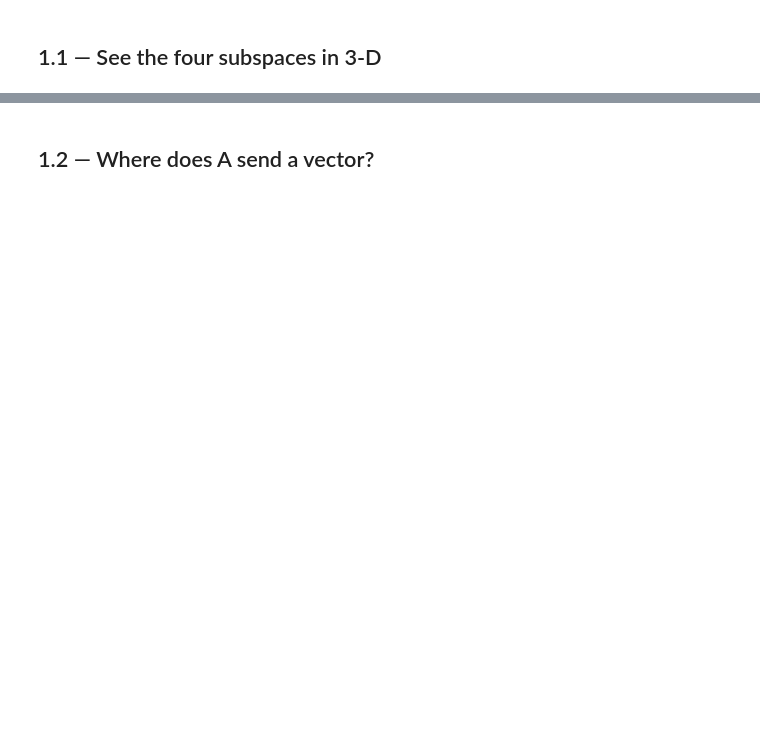
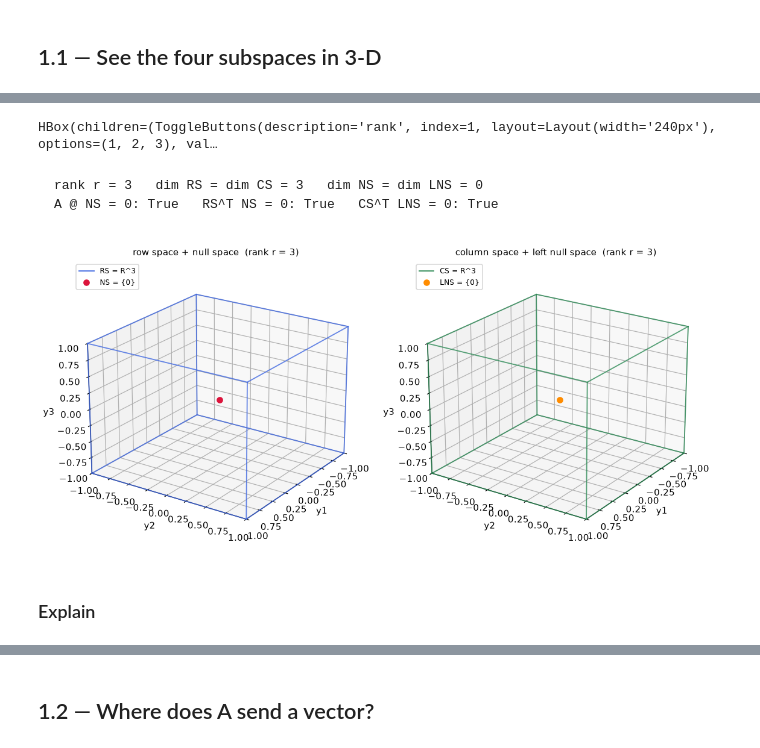
Before and after one commit to jowy-ti/portfolio-LA, a Jupyter notebook: notebooks/Part1.ipynb, the cells around one changed output, grey strips where cells are left out. Drawn from its saved outputs; the diff is of its cells as text; code cells hidden in the pictures; blank space fills up the shorter version.

```diff
--- a/notebooks/Part1.ipynb
+++ b/notebooks/Part1.ipynb
@@ -267,0 +225,35 @@ exactly the orthogonal complements of the two spaces that have grown to fill R^n
+# %%
+# --- Explore: the rank on buttons, redrawn in place ----------------------
+rank_toggle = widgets.ToggleButtons(options=[1, 2, 3], value=2, description="rank",
+                                    layout=widgets.Layout(width="240px"))
+
+
+def refresh(*_):
+    target = rank_toggle.value
+    M, Sm = ranks[target]
+    show("1.1 readout", HTML(
+        "<pre>rank r = %d   dim RS = dim CS = %d   dim NS = dim LNS = %d\n"
+        "A @ NS = 0: %s   RS^T NS = 0: %s   CS^T LNS = 0: %s</pre>"
+        % (Sm["r"], Sm["RS"].shape[1], Sm["NS"].shape[1],
+           np.allclose(M @ Sm["NS"], 0.0),
+           np.allclose(Sm["RS"].T @ Sm["NS"], 0.0),
+           np.allclose(Sm["CS"].T @ Sm["LNS"], 0.0))))
+    fig = plt.figure(figsize=(10.4, 4.8))
+    ax = [fig.add_subplot(1, 2, i + 1, projection="3d") for i in range(2)]
+    plot_four_subspaces(M, ax)
+    fig.tight_layout()
+    buf = io.BytesIO()
+    fig.savefig(buf, format="png", dpi=110)
+    plt.close(fig)
+    show("1.1 picture", IPyImage(data=buf.getvalue(), format="png"))
+
+
+display(widgets.HBox([rank_toggle]))
+rank_toggle.observe(refresh, names="value")
+refresh()
+# %% [output]
+HBox(children=(ToggleButtons(description='rank', index=1, layout=Layout(width='240px'), options=(1, 2, 3), val…
+rank r = 3 dim RS = dim CS = 3 dim NS = dim LNS = 0 A @ NS = 0: True RS^T NS = 0: True CS^T LNS = 0: True
+[figure, added]
+# %% [markdown]
+### Explain
```
Also changed, not shown: parts of 33 cells of this notebook, 6 other files.
